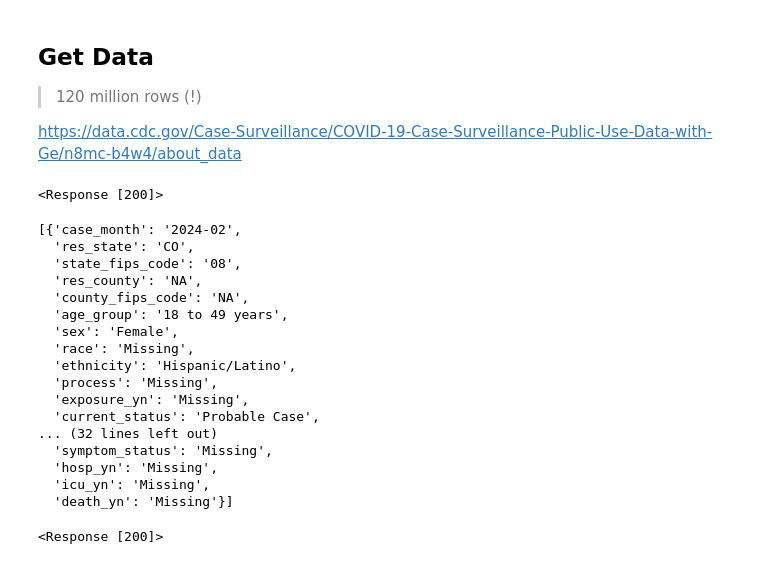
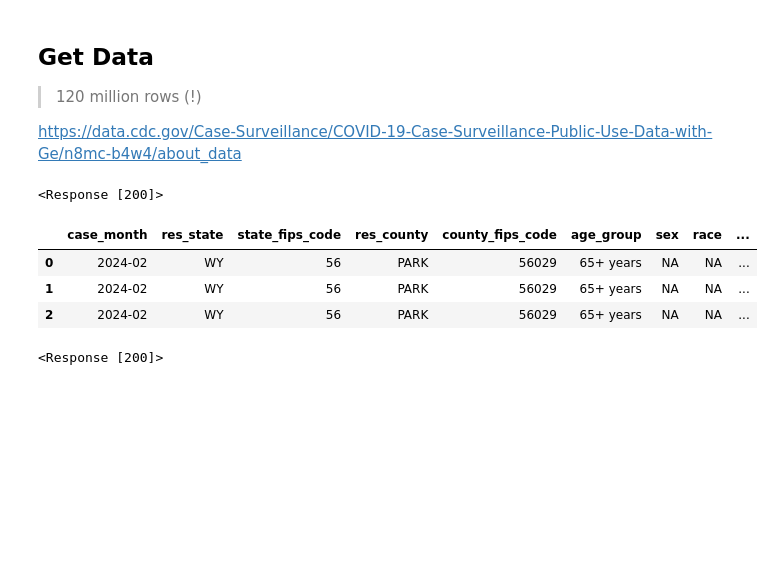
Before and after one commit to BIOS6644/BIOS6644_Spring_2024, a Jupyter notebook: Modules/Module_2/JamesKing_BIOS6644_JSON_COVID.ipynb, the cells around one changed output. Cells and saved outputs as stored; diff of their text form; code cells hidden in the pictures; blank space fills up the shorter version.

```diff
--- a/Modules/Module_2/JamesKing_BIOS6644_JSON_COVID.ipynb
+++ b/Modules/Module_2/JamesKing_BIOS6644_JSON_COVID.ipynb
@@ -82,30 +82,17 @@ def fetch_records(num=1000, offset=0, single_state=None):
 # Offset to get to real records
 
 #results = fetch_records(3,offset=0)
-results = fetch_records(3,offset=20, single_state="CO")
+results = fetch_records(3,offset=20,single_state="WY")
 # %% [output]
 <Response [200]>
 # %%
 #type(results), len(results), type(results[0]), results
-results
+pd.DataFrame(results)
 # %% [output]
-[{'case_month': '2024-02',
-  'res_state': 'CO',
-  'state_fips_code': '08',
-  'res_county': 'NA',
-  'county_fips_code': 'NA',
-  'age_group': '18 to 49 years',
-  'sex': 'Female',
-  'race': 'Missing',
-  'ethnicity': 'Hispanic/Latino',
-  'process': 'Missing',
-  'exposure_yn': 'Missing',
-  'current_status': 'Probable Case',
-... (32 lines left out)
-  'symptom_status': 'Missing',
-  'hosp_yn': 'Missing',
-  'icu_yn': 'Missing',
-  'death_yn': 'Missing'}]
+|  | case_month | res_state | state_fips_code | res_county | county_fips_code | age_group | sex | race | ... |
+| 0 | 2024-02 | WY | 56 | PARK | 56029 | 65+ years | NA | NA | ... |
+| 1 | 2024-02 | WY | 56 | PARK | 56029 | 65+ years | NA | NA | ... |
+| 2 | 2024-02 | WY | 56 | PARK | 56029 | 65+ years | NA | NA | ... |
 # %%
 
 df=pd.DataFrame(fetch_records(num=3000, offset=0, single_state="CO"))
```
Also changed, not shown: parts of 10 cells of this notebook.
